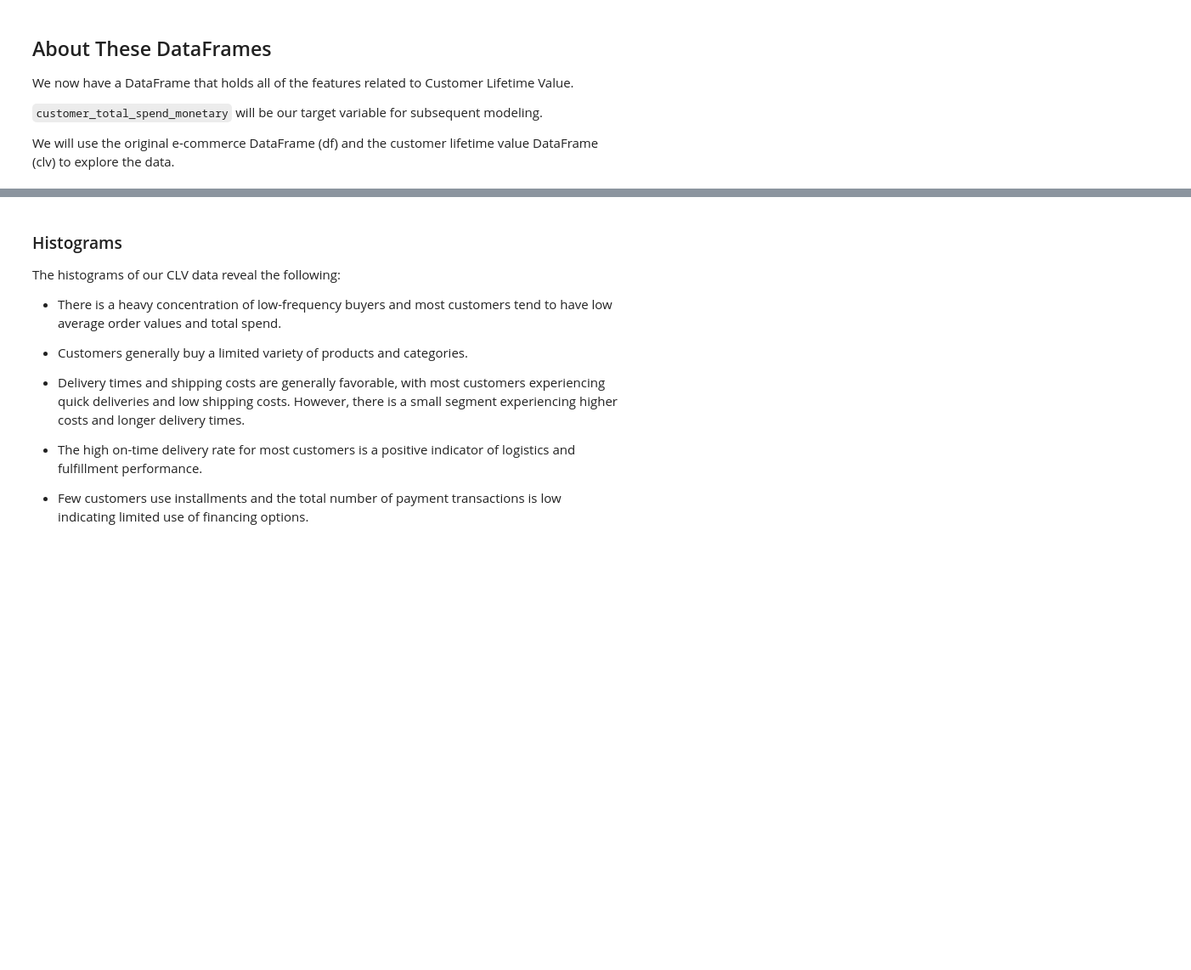
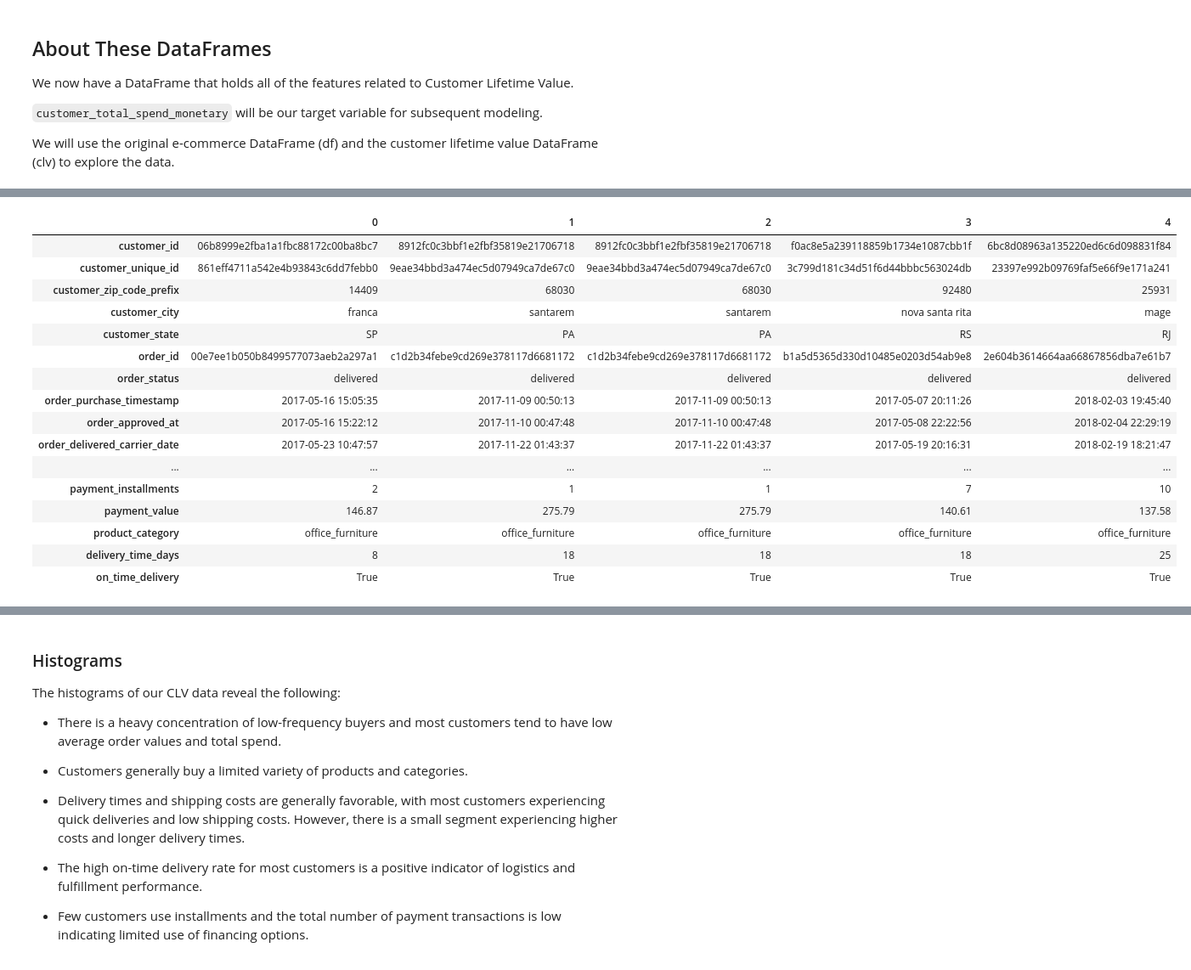
Before and after one commit to LumiDoll50/Capstone-3, a Jupyter notebook: Predicting CLV - EDA.ipynb, the cells around one changed output, grey strips where cells are left out. Shown at 85% size. Saved outputs shown, nothing was run; the diff lists cells and outputs as text; code cells hidden in the pictures; blank space fills up the shorter version.

```diff
--- a/Predicting CLV - EDA.ipynb
+++ b/Predicting CLV - EDA.ipynb
@@ -103,3 +103,23 @@ RangeIndex: 92062 entries, 0 to 92061 Data columns (total 17 columns): # Column
+# %%
+df.head().T
+# %% [output]
+|  | 0 | 1 | 2 | 3 | 4 |
+| customer_id | 06b8999e2fba1a1fbc88172c00ba8bc7 | 8912fc0c3bbf1e2fbf35819e21706718 | 8912fc0c3bbf1e2fbf35819e21706718 | f0ac8e5a239118859b1734e1087cbb1f | 6bc8d08963a135220ed6c6d098831f84 |
+| customer_unique_id | 861eff4711a542e4b93843c6dd7febb0 | 9eae34bbd3a474ec5d07949ca7de67c0 | 9eae34bbd3a474ec5d07949ca7de67c0 | 3c799d181c34d51f6d44bbbc563024db | 23397e992b09769faf5e66f9e171a241 |
+| customer_zip_code_prefix | 14409 | 68030 | 68030 | 92480 | 25931 |
+| customer_city | franca | santarem | santarem | nova santa rita | mage |
+| customer_state | SP | PA | PA | RS | RJ |
+| order_id | 00e7ee1b050b8499577073aeb2a297a1 | c1d2b34febe9cd269e378117d6681172 | c1d2b34febe9cd269e378117d6681172 | b1a5d5365d330d10485e0203d54ab9e8 | 2e604b3614664aa66867856dba7e61b7 |
+| order_status | delivered | delivered | delivered | delivered | delivered |
+| order_purchase_timestamp | 2017-05-16 15:05:35 | 2017-11-09 00:50:13 | 2017-11-09 00:50:13 | 2017-05-07 20:11:26 | 2018-02-03 19:45:40 |
+| order_approved_at | 2017-05-16 15:22:12 | 2017-11-10 00:47:48 | 2017-11-10 00:47:48 | 2017-05-08 22:22:56 | 2018-02-04 22:29:19 |
+| order_delivered_carrier_date | 2017-05-23 10:47:57 | 2017-11-22 01:43:37 | 2017-11-22 01:43:37 | 2017-05-19 20:16:31 | 2018-02-19 18:21:47 |
+| ... | ... | ... | ... | ... | ... |
+| payment_installments | 2 | 1 | 1 | 7 | 10 |
+| payment_value | 146.87 | 275.79 | 275.79 | 140.61 | 137.58 |
+| product_category | office_furniture | office_furniture | office_furniture | office_furniture | office_furniture |
+| delivery_time_days | 8 | 18 | 18 | 18 | 25 |
+| on_time_delivery | True | True | True | True | True |
 # %%
 clv.describe()
 # %% [output]
```
Also changed, not shown: parts of 7 cells of this notebook.
